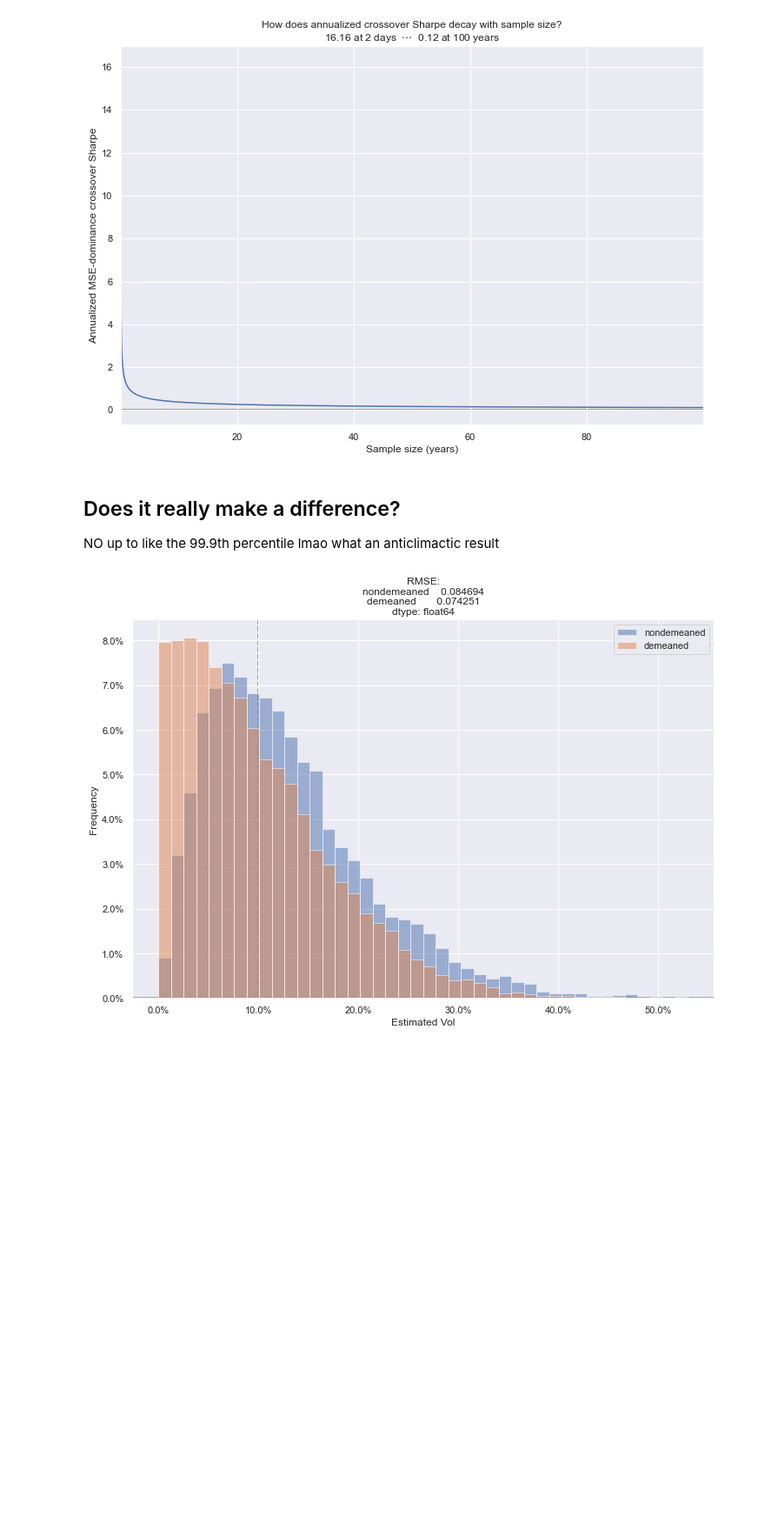
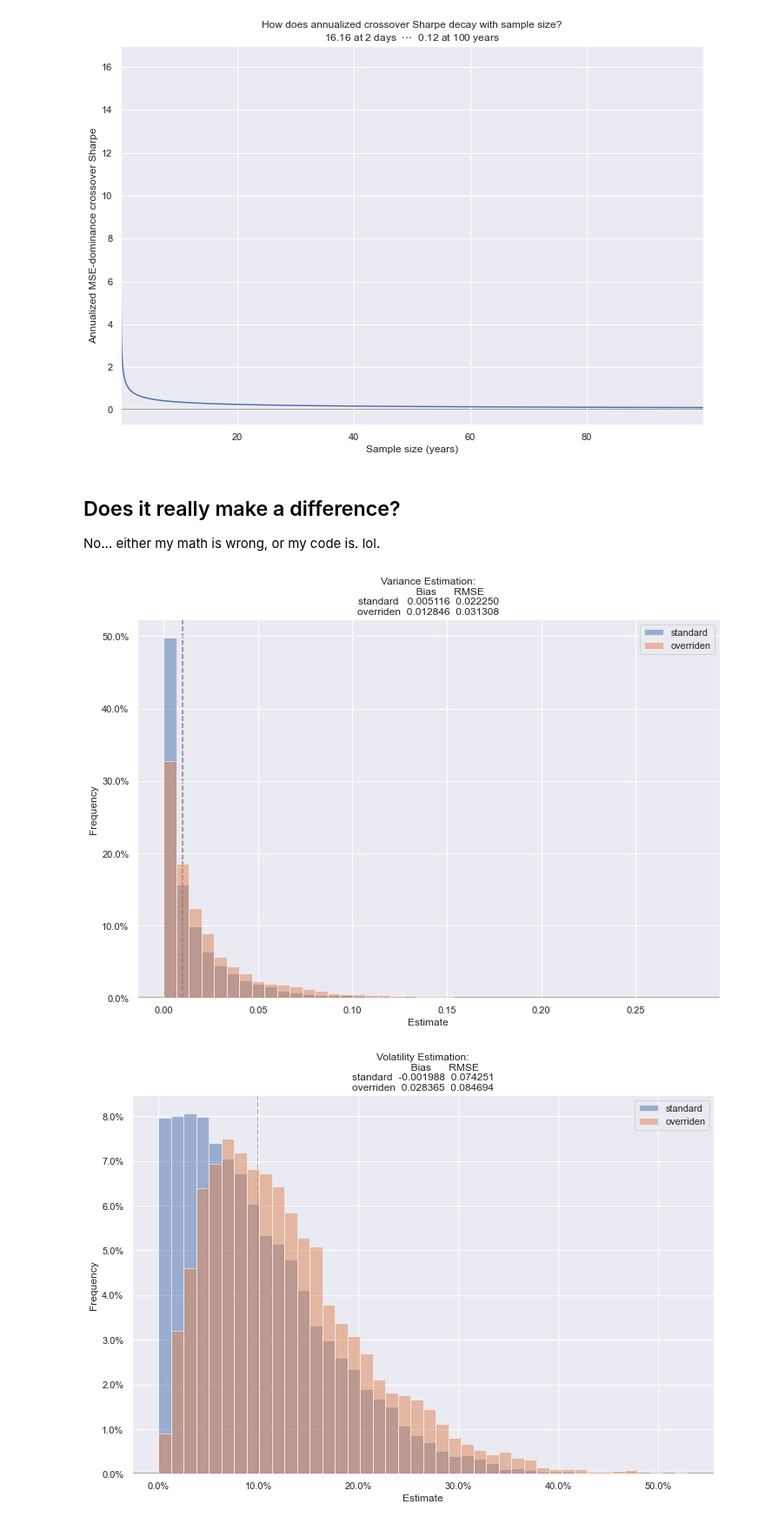
Before and after one commit to sparshsah/foggy-demo, a Jupyter notebook: demo/stats/risk-bias-variance.ipynb, the cells around one changed output. Shown at 87% size. Drawn from its saved outputs; the diff is of its cells as text; code cells hidden in the pictures; blank space fills up the shorter version.

```diff
--- a/demo/stats/risk-bias-variance.ipynb
+++ b/demo/stats/risk-bias-variance.ipynb
@@ -126,43 +126,50 @@ def plot_ann_crossover_sharpes() -> None:
 plot_ann_crossover_sharpes()
 # %% [output]
 [figure]
-# %% [markdown]
-## Does it really make a difference?
-
-NO up to like the 99.9th percentile lmao what an anticlimactic result
+# %% [markdown]
+## Does it really make a difference?
+
+No... either my math is wrong, or my code is. lol.
 # %%
-# let's choose a low sharpe (0) with a small sample size (2 days), and see whether this really helps us
+# let's choose an extremely low sharpe (0) and short sample size (2 days)
 LOW_SHARPE = 0
-SMALL_N_YEARS = 2/261
-NSIMS = 1_00
+SHORT_T_YEARS = 2/261
+N_SIMS = 10_000
 
-def _sim() -> ff.FloatSeries:
-    r = ff._sim_r(ann_sharpe=LOW_SHARPE, n_years=SMALL_N_YEARS)
-    est_vol = fc.get_series([
-        ("nondemeaned", ff._get_est_vol_of_r(r=r)),
-        ("demeaned", ff._get_est_vol_of_r(r=r, de_avg_kind="mean"))
+def _get_est(as_var: bool=False) -> ff.FloatSeries:
+    r = ff._sim_r(ann_sharpe=LOW_SHARPE, sz_in_years=SHORT_T_YEARS)
+    est = fc.get_series([
+        ("standard", ff._get_est_vol_of_r(r=r, de_avg_kind="mean")),
+        ("overriden", ff._get_est_vol_of_r(r=r, de_avg_kind=None))
     ])
-    return est_vol
+    est = est**2 if as_var else est
+    return est
 
-def sim() -> ff.FloatDF:
-    est_vol = pd.DataFrame([_sim() for _ in range(NSIMS)])
-    return est_vol
+def get_ests(as_var: bool=False) -> ff.FloatDF:
+    ests = pd.DataFrame([_get_est(as_var=as_var) for _ in range(N_SIMS)])
+    return ests
 
-def plot_sim() -> None:
+def plot_ests(as_var: bool=False) -> None:
+    bmk = ff.DEFAULT_VOL**2 if as_var else ff.DEFAULT_VOL
     np.random.seed(42)
-    est_vol = sim()
-    rmse = ((est_vol - ff.DEFAULT_VOL)**2).mean()**0.5
+    ests = get_ests(as_var=as_var)
+    perf = fc.get_df([
+        ("Bias", (ests-bmk).mean()),
+        ("RMSE", ((ests-bmk)**2).mean() **0.5)
+    ])
     fc.plot(
-        est_vol, kind="histpct",
+        ests, kind="histpct",
         bins=42, alpha=0.50,
-        axvline_locs=[ff.DEFAULT_VOL],
+        axvline_locs=[bmk],
         axvline_styles=["--"],
-        xpct=True,
-        xlabel="Estimated Vol",
+        xpct=not as_var,
+        xlabel="Estimate",
         ylabel="Frequency",
-        title=f"RMSE:\n{rmse}"
+        title=f"{'Variance' if as_var else 'Volatility'} Estimation:\n{perf}"
     )
 
-plot_sim()
+plot_ests(as_var=True)
+plot_ests(as_var=False)
 # %% [output]
-[figure, old version]
+[figure, new version]
+[figure, added]
```
Also changed, not shown: parts of 3 cells of this notebook.
